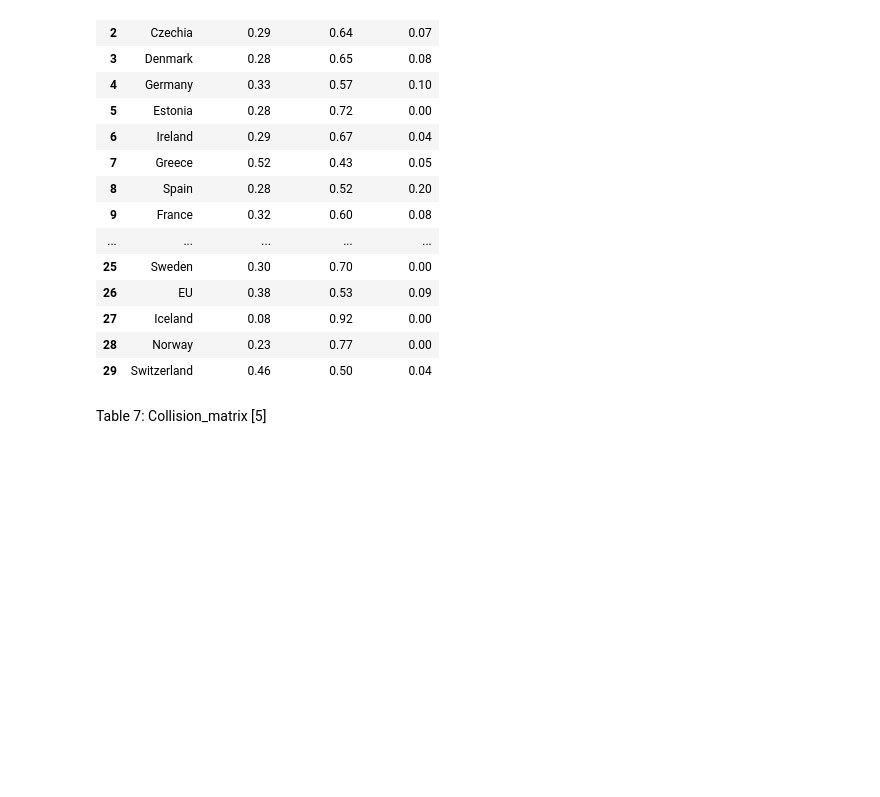
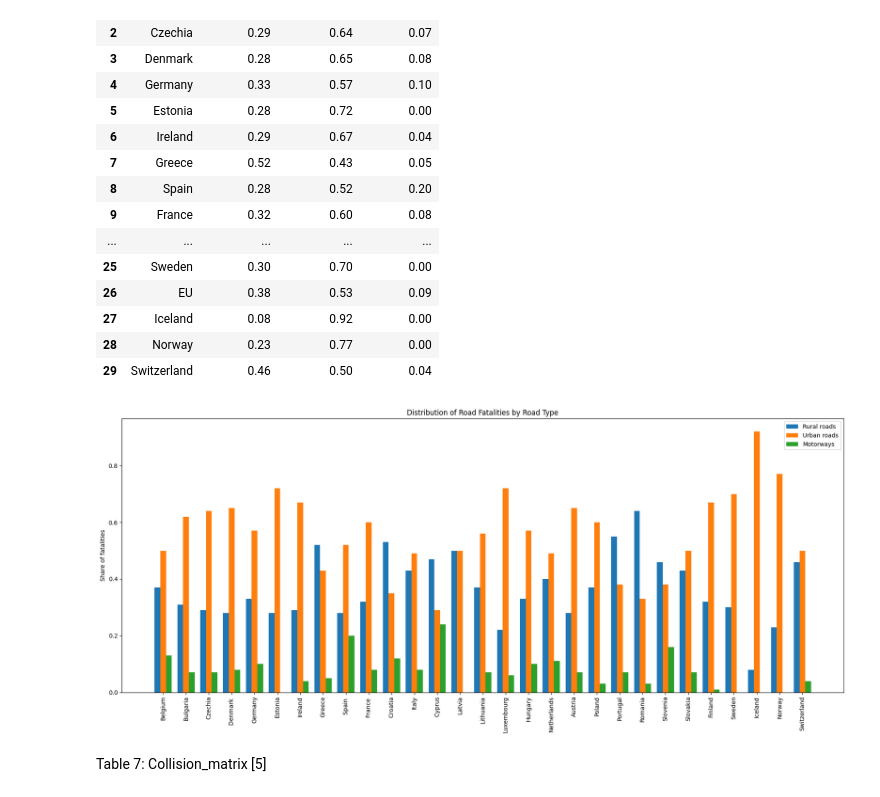
Before and after one commit to borisyotsov/Road-Safety-in-Bulgaria-Impact-of-Traffic-and-Infrastructure-on-Accident-Rates, a Jupyter notebook: Road_Safety_Project.ipynb, the cells around one changed output. Cells and saved outputs as stored; diff of their text form; code cells hidden in the pictures; blank space fills up the shorter version.

Commit message:
add bar.chart for Fatalities_by_road_type

```diff
--- a/Road_Safety_Project.ipynb
+++ b/Road_Safety_Project.ipynb
@@ -669,6 +669,35 @@ Fatalities_by_road_type
 | 27 | Iceland | 0.08 | 0.92 | 0.00 |
 | 28 | Norway | 0.23 | 0.77 | 0.00 |
 | 29 | Switzerland | 0.46 | 0.50 | 0.04 |
+# %%
+df4 = Fatalities_by_road_type.copy()
+
+# Remove EU
+df4 = df4[df4["Country"] != "EU"]
+
+countries = df4["Country"]
+rural = df4["Rural_roads"]
+urban = df4["Urban_roads"]
+motor = df4["Motor_ways"]
+
+x = np.arange(len(countries))
+width = 0.25
+
+plt.figure(figsize=(18, 8))
+
+plt.bar(x - width, rural, width, label="Rural roads", color="#1f77b4")
+plt.bar(x, urban, width, label="Urban roads", color="#ff7f0e")
+plt.bar(x + width, motor, width, label="Motorways", color="#2ca02c")
+
+plt.xticks(x, countries, rotation=90)
+plt.ylabel("Share of fatalities")
+plt.title("Distribution of Road Fatalities by Road Type")
+
+plt.legend()
+plt.tight_layout()
+plt.show()
+# %% [output]
+[figure, added]
 # %% [markdown]
 Table 7: Collision_matrix [5]
 # %%
```
